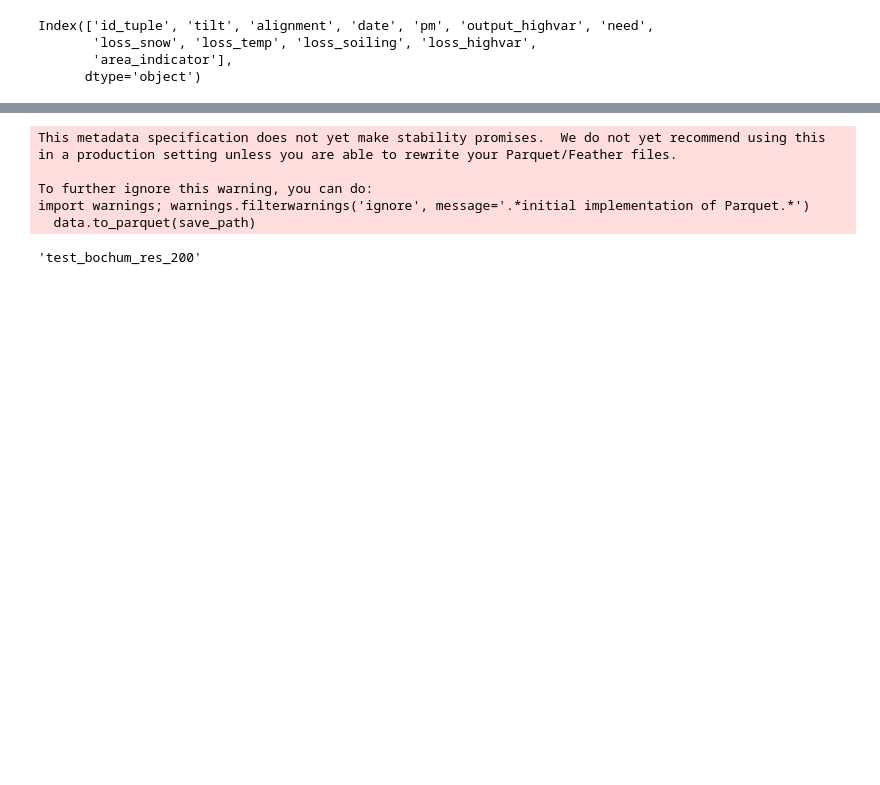
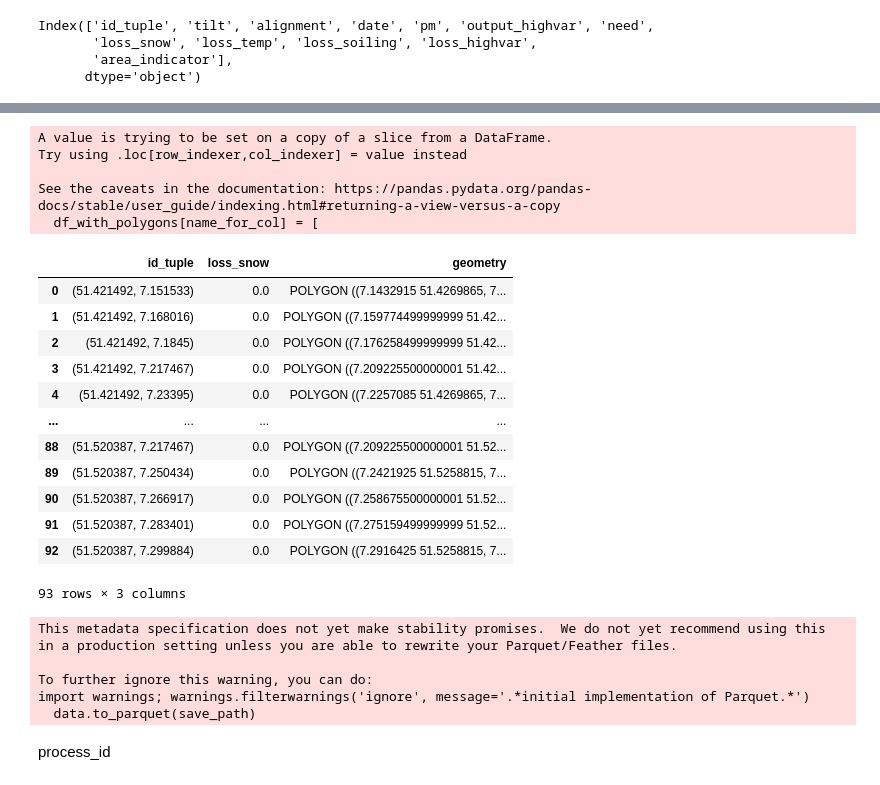
Before and after one commit to WebDevelopmentDuesseldorf/Solaranlagen, a Jupyter notebook: src/spp_program_full.ipynb, the cells around one changed output, grey strips where cells are left out. Cells and saved outputs as stored; diff of their text form; code cells hidden in the pictures; blank space fills up the shorter version.

```diff
--- a/src/spp_program_full.ipynb
+++ b/src/spp_program_full.ipynb
@@ -1137,3 +1317,29 @@ Index(['id_tuple', 'tilt', 'alignment', 'date', 'pm', 'output_highvar', 'need',
+# %%
+from d07_visualisation.create_geometries import create_polygons
+
+to_geojson = create_polygons(max_out_df[[max_out_df.columns[0]]]).reset_index()
+# %% [output]
+A value is trying to be set on a copy of a slice from a DataFrame.
+Try using .loc[row_indexer,col_indexer] = value instead
+
+See the caveats in the documentation: https://pandas.pydata.org/pandas-docs/stable/user_guide/indexing.html#returning-a-view-versus-a-copy
+  df_with_polygons[name_for_col] = [
+# %%
+to_geojson
+# %% [output]
+|  | id_tuple | loss_snow | geometry |
+| 0 | (51.421492, 7.151533) | 0.0 | POLYGON ((7.1432915 51.4269865, 7... |
+| 1 | (51.421492, 7.168016) | 0.0 | POLYGON ((7.159774499999999 51.42... |
+| 2 | (51.421492, 7.1845) | 0.0 | POLYGON ((7.176258499999999 51.42... |
+| 3 | (51.421492, 7.217467) | 0.0 | POLYGON ((7.209225500000001 51.42... |
+| 4 | (51.421492, 7.23395) | 0.0 | POLYGON ((7.2257085 51.4269865, 7... |
+| ... | ... | ... | ... |
+| 88 | (51.520387, 7.217467) | 0.0 | POLYGON ((7.209225500000001 51.52... |
+| 89 | (51.520387, 7.250434) | 0.0 | POLYGON ((7.2421925 51.5258815, 7... |
+| 90 | (51.520387, 7.266917) | 0.0 | POLYGON ((7.258675500000001 51.52... |
+| 91 | (51.520387, 7.283401) | 0.0 | POLYGON ((7.275159499999999 51.52... |
+| 92 | (51.520387, 7.299884) | 0.0 | POLYGON ((7.2916425 51.5258815, 7... |
+93 rows × 3 columns
 # %%
 # choose what to plot
 # choose the df
@@ -1173,10 +1379,8 @@ This metadata specification does not yet make stability promises.  We do not yet
 To further ignore this warning, you can do:
 import warnings; warnings.filterwarnings('ignore', message='.*initial implementation of Parquet.*')
   data.to_parquet(save_path)
-# %%
-process_id
-# %% [output]
-'test_bochum_res_200'
+# %% [markdown]
+process_id
 # %%
 import folium
 
```
Also changed, not shown: parts of 21 cells of this notebook.
